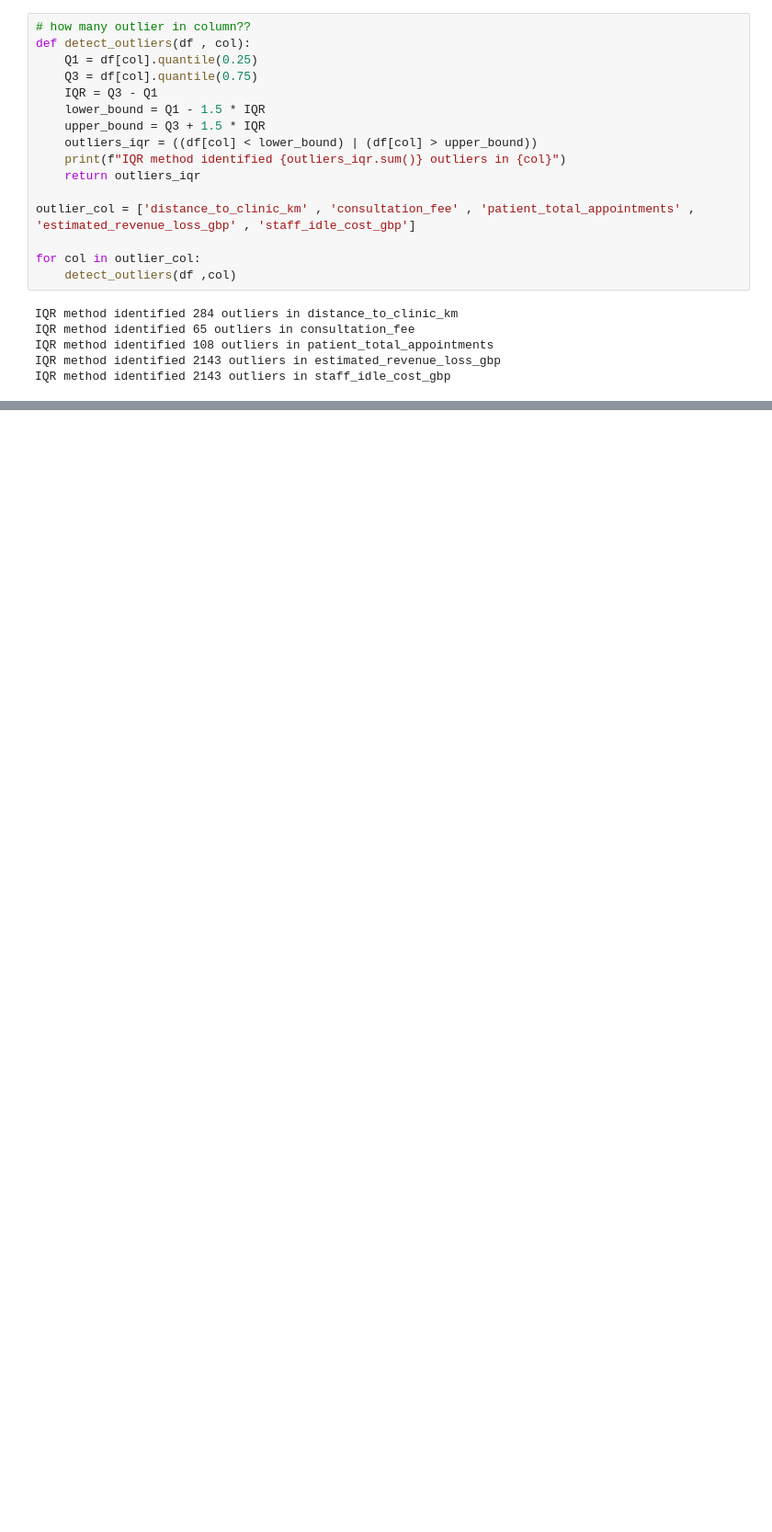
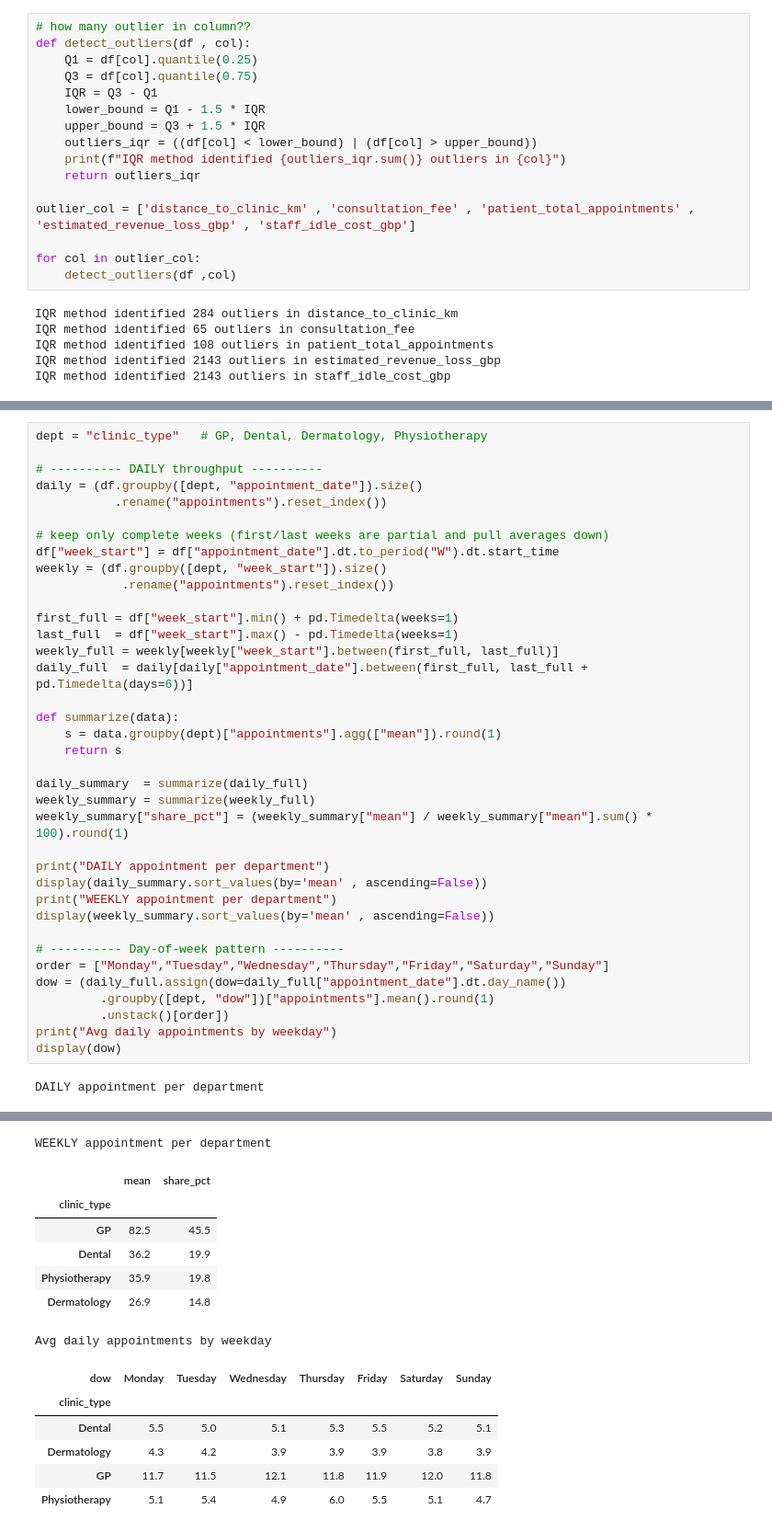
Before and after one commit to Ishasavani1402/Data-Analytics, a Jupyter notebook: Hospital Capacity and Appointment Bottleneck Analysis/notebooks/EDA.ipynb, the cells around one changed output, grey strips where cells are left out. Shown at 92% size. Drawn from its saved outputs; the diff is of its cells as text; blank space fills up the shorter version.

```diff
--- a/Hospital Capacity and Appointment Bottleneck Analysis/notebooks/EDA.ipynb
+++ b/Hospital Capacity and Appointment Bottleneck Analysis/notebooks/EDA.ipynb
@@ -98,0 +263,39 @@ IQR method identified 2143 outliers in staff_idle_cost_gbp
+# %%
+dept = "clinic_type"   # GP, Dental, Dermatology, Physiotherapy
+
+# ---------- DAILY throughput ----------
+daily = (df.groupby([dept, "appointment_date"]).size()
+           .rename("appointments").reset_index())
+
+# keep only complete weeks (first/last weeks are partial and pull averages down)
+df["week_start"] = df["appointment_date"].dt.to_period("W").dt.start_time
+weekly = (df.groupby([dept, "week_start"]).size()
+            .rename("appointments").reset_index())
+
+first_full = df["week_start"].min() + pd.Timedelta(weeks=1)
+last_full  = df["week_start"].max() - pd.Timedelta(weeks=1)
+weekly_full = weekly[weekly["week_start"].between(first_full, last_full)]
+daily_full  = daily[daily["appointment_date"].between(first_full, last_full + pd.Timedelta(days=6))]
+
+def summarize(data):
+    s = data.groupby(dept)["appointments"].agg(["mean"]).round(1)
+    return s
+
+daily_summary  = summarize(daily_full)
+weekly_summary = summarize(weekly_full)
+weekly_summary["share_pct"] = (weekly_summary["mean"] / weekly_summary["mean"].sum() * 100).round(1)
+
+print("DAILY appointment per department")
+display(daily_summary.sort_values(by='mean' , ascending=False))
+print("WEEKLY appointment per department")
+display(weekly_summary.sort_values(by='mean' , ascending=False))
+
+# ---------- Day-of-week pattern ----------
+order = ["Monday","Tuesday","Wednesday","Thursday","Friday","Saturday","Sunday"]
+dow = (daily_full.assign(dow=daily_full["appointment_date"].dt.day_name())
+         .groupby([dept, "dow"])["appointments"].mean().round(1)
+         .unstack()[order])
+print("Avg daily appointments by weekday")
+display(dow)
+# %% [output]
+DAILY appointment per department
@@ -98,0 +308,14 @@ IQR method identified 2143 outliers in staff_idle_cost_gbp
+WEEKLY appointment per department
+|  | mean | share_pct |
+| clinic_type |  |  |
+| GP | 82.5 | 45.5 |
+| Dental | 36.2 | 19.9 |
+| Physiotherapy | 35.9 | 19.8 |
+| Dermatology | 26.9 | 14.8 |
+Avg daily appointments by weekday
+| dow | Monday | Tuesday | Wednesday | Thursday | Friday | Saturday | Sunday |
+| clinic_type |  |  |  |  |  |  |  |
+| Dental | 5.5 | 5.0 | 5.1 | 5.3 | 5.5 | 5.2 | 5.1 |
+| Dermatology | 4.3 | 4.2 | 3.9 | 3.9 | 3.9 | 3.8 | 3.9 |
+| GP | 11.7 | 11.5 | 12.1 | 11.8 | 11.9 | 12.0 | 11.8 |
+| Physiotherapy | 5.1 | 5.4 | 4.9 | 6.0 | 5.5 | 5.1 | 4.7 |
```
Also changed, not shown: parts of 21 cells of this notebook.
